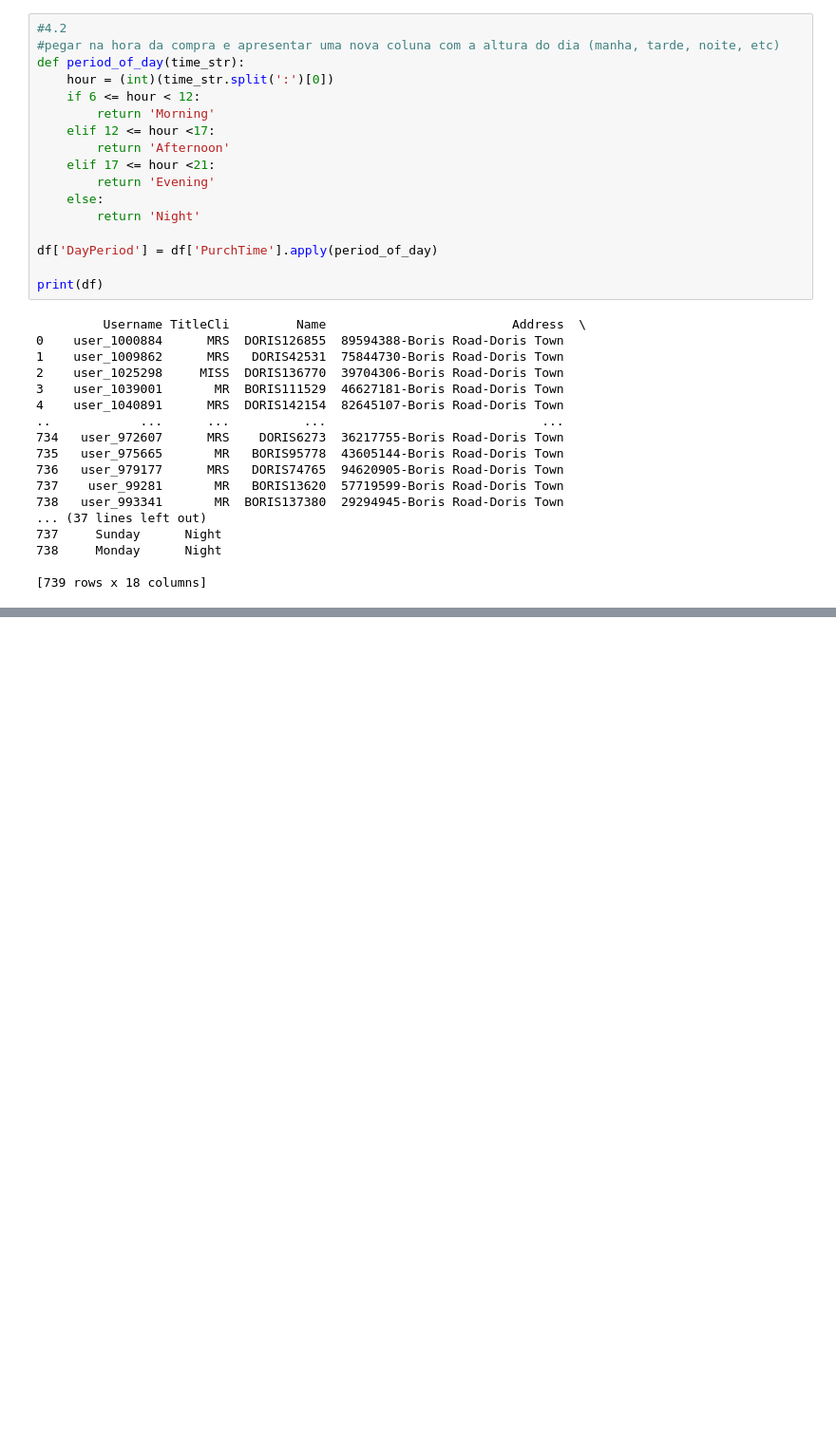
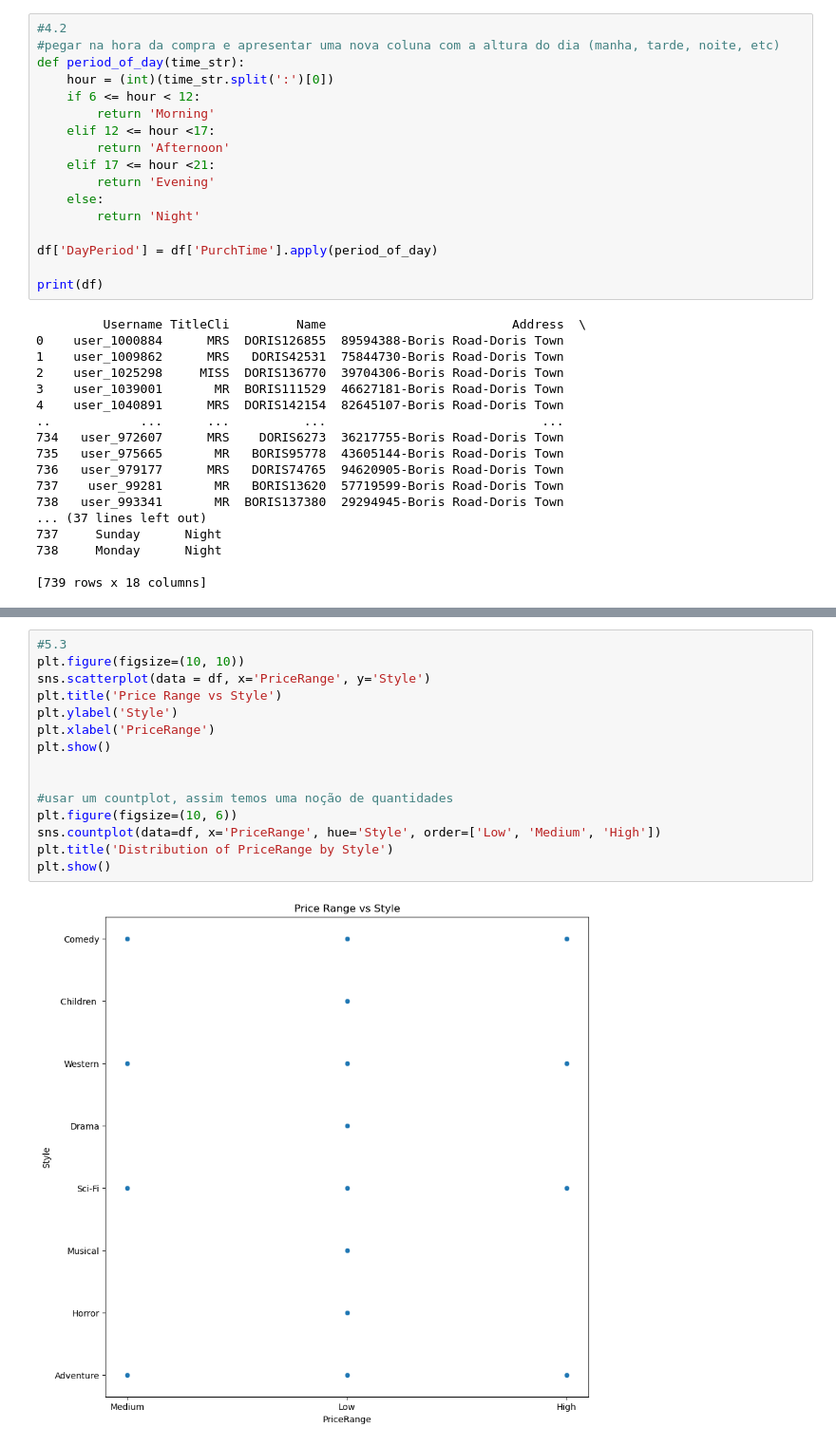
Before and after one commit to JoaoRFigueiredo/MEI-SIC, a Jupyter notebook: Ano1/MINDD/PL/aula2/ficha_2.ipynb, the cells around one changed output, grey strips where cells are left out. Shown at 95% size. Saved outputs shown, nothing was run; the diff lists cells and outputs as text; blank space fills up the shorter version.

```diff
--- a/Ano1/MINDD/PL/aula2/ficha_2.ipynb
+++ b/Ano1/MINDD/PL/aula2/ficha_2.ipynb
@@ -278,0 +375,17 @@ print(df)
+# %%
+#5.3
+plt.figure(figsize=(10, 10))
+sns.scatterplot(data = df, x='PriceRange', y='Style')
+plt.title('Price Range vs Style')
+plt.ylabel('Style')
+plt.xlabel('PriceRange')
+plt.show()
+
+
+#usar um countplot, assim temos uma noção de quantidades
+plt.figure(figsize=(10, 6))
+sns.countplot(data=df, x='PriceRange', hue='Style', order=['Low', 'Medium', 'High'])
+plt.title('Distribution of PriceRange by Style')
+plt.show()
+# %% [output]
+[figure, added]
```
Also changed, not shown: parts of 9 cells of this notebook, 1 other file.
